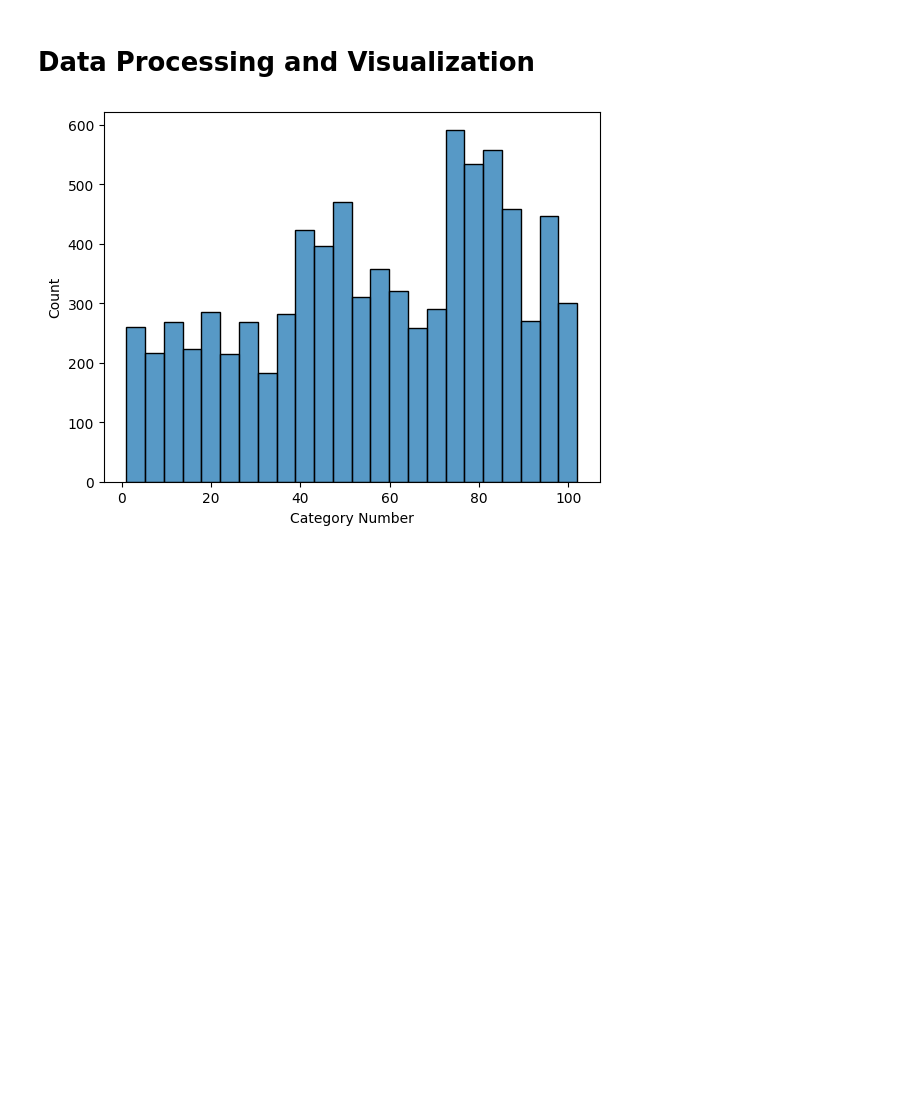
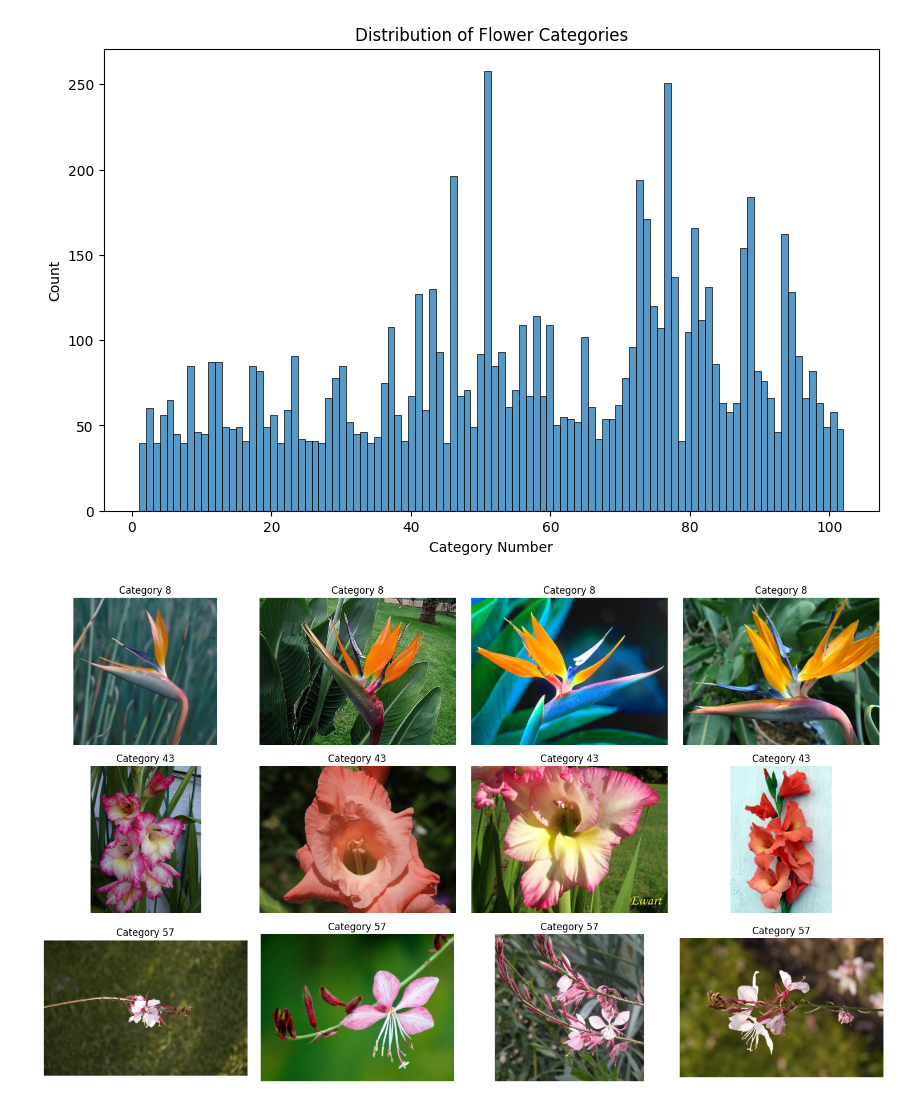
Before and after one commit to Spkap/Flowers-Classifiaction-CV-, a Jupyter notebook: Flowers CV.ipynb, the cells around one changed output. Cells and saved outputs as stored; diff of their text form; code cells hidden in the pictures; blank space fills up the shorter version.

```diff
--- a/Flowers CV.ipynb
+++ b/Flowers CV.ipynb
@@ -82,16 +79,16 @@ Saving to: ‘setid.mat’
-# %% [markdown]
-# Data Processing and Visualization
-# %%
-# Counting the labels and making a histogram to see their frequency
-labels = loadmat('imagelabels.mat')['labels'].squeeze()
-sns.histplot(labels)
-plt.xlabel('Category Number')
-plt.ylabel('Count')
-plt.show()
-# %% [output]
-[figure, removed]
 # %%
-# Naming the images directory and listing them
+# ## Data Exploration and Visualization
+
+# Counting the labels and making a histogram to see their frequency
+labels = loadmat('imagelabels.mat')['labels'].squeeze()
+plt.figure(figsize=(10, 6))
+sns.histplot(labels, bins=102, kde=False)
+plt.title('Distribution of Flower Categories')
+plt.xlabel('Category Number')
+plt.ylabel('Count')
+plt.show()
+
+# Naming the images directory
 images_dir = 'jpg'
 
 # Check if the directory exists
@@ -100,6 +97,7 @@ if not os.path.exists(images_dir):
 
 images = os.listdir(images_dir)
 
+# Mapping category numbers to flower names (for reference, not directly used in training)
 num_to_cat = {
     "21": "fire lily",
     "3": "canterbury bells",
@@ -177,30 +175,85 @@ num_to_cat = {
     "96": "camellia",
     "23": "fritillary",
     "50": "common dandelion",
     "44": "poinsettia",
     "53": "primula",
     "72": "azalea",
     "65": "californian poppy",
     "80": "anthurium",
     "76": "morning glory",
     "37": "cape flower",
     "56": "bishop of llandaff",
     "60": "pink-yellow dahlia",
     "82": "clematis",
     "58": "geranium",
     "75": "thorn apple",
     "41": "barbeton daisy",
     "95": "bougainvillea",
     "43": "sword lily",
     "83": "hibiscus",
     "78": "lotus lotus",
     "88": "cyclamen",
     "94": "foxglove",
     "81": "frangipani",
     "74": "rose",
     "89": "watercress",
     "73": "water lily",
     "46": "wallflower",
     "77": "passion flower",
     "51": "petunia"
 }
+
+# Copying images to 'data' directory and organizing them by class
+data_dir = 'data'
+if os.path.exists(data_dir):
+    shutil.rmtree(data_dir)  # Remove existing data dir to avoid conflicts
+os.makedirs(data_dir, exist_ok=True)
+
+for i, image in tqdm(enumerate(images), total=len(labels), desc="Organizing Images"):
+    num = int(image.split('_')[1].split('.')[0])
+    label_folder = os.path.join(data_dir, str(labels[num-1]))
+    os.makedirs(label_folder, exist_ok=True)
+    old_path = os.path.join(images_dir, image)
+    new_path = os.path.join(label_folder, image)
+    try:
+        shutil.copy(old_path, new_path)
+    except Exception as e:
+        print(f"Error copying {old_path} to {new_path}: {e}")
+
+shutil.rmtree('jpg') # Clean up the original jpg directory
+images_dir = data_dir # Update images_dir to the new 'data' directory
+
+# Function to plot random flower types
+def plot_random_flower_types(num_types):
+    """
+    Plots four sample images from randomly selected flower categories.
+    """
+    plt.figure(figsize=(15, 3 * num_types)) # Adjust figure size for better visualization
+    folders = np.random.choice(np.arange(1, 103), num_types, replace=False) # Sample without replacement
+    for i, folder in enumerate(folders):
+        folder_path = os.path.join(images_dir, str(folder))
+        if not os.path.exists(folder_path):
+            print(f"Folder {folder_path} does not exist.")
+            continue
+        images_in_folder = os.listdir(folder_path)
+        if not images_in_folder: # Check if folder is empty
+            print(f"Folder {folder_path} is empty.")
+            continue
+        images_to_plot = images_in_folder[:4] # Take up to 4 images
+        for j, image in enumerate(images_to_plot):
+            img_path = os.path.join(folder_path, image)
+            if not os.path.isfile(img_path):
+                print(f"Image {img_path} does not exist.")
+                continue
+            img = plt.imread(img_path)
+            plt.subplot(num_types, 4, i * 4 + j + 1) # Correct subplot indexing
+            plt.title(f"Category {folder}")
+            plt.imshow(img)
+            plt.axis('off')
+    plt.tight_layout()
+    plt.show()
+
+plot_random_flower_types(3) # Plotting 3 random flower types
+# %% [output]
+[figure, added]
+[figure, added]
```
Also changed, not shown: parts of 24 cells of this notebook.
